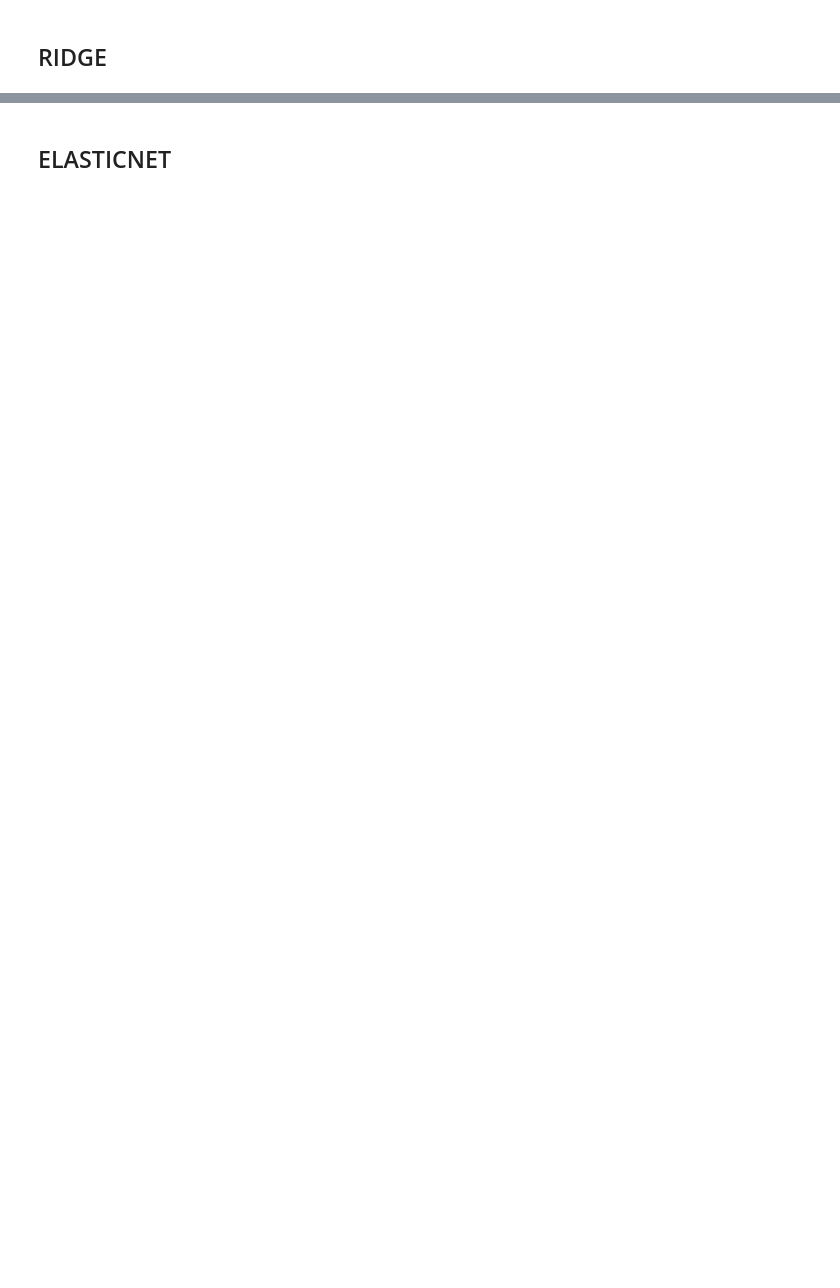
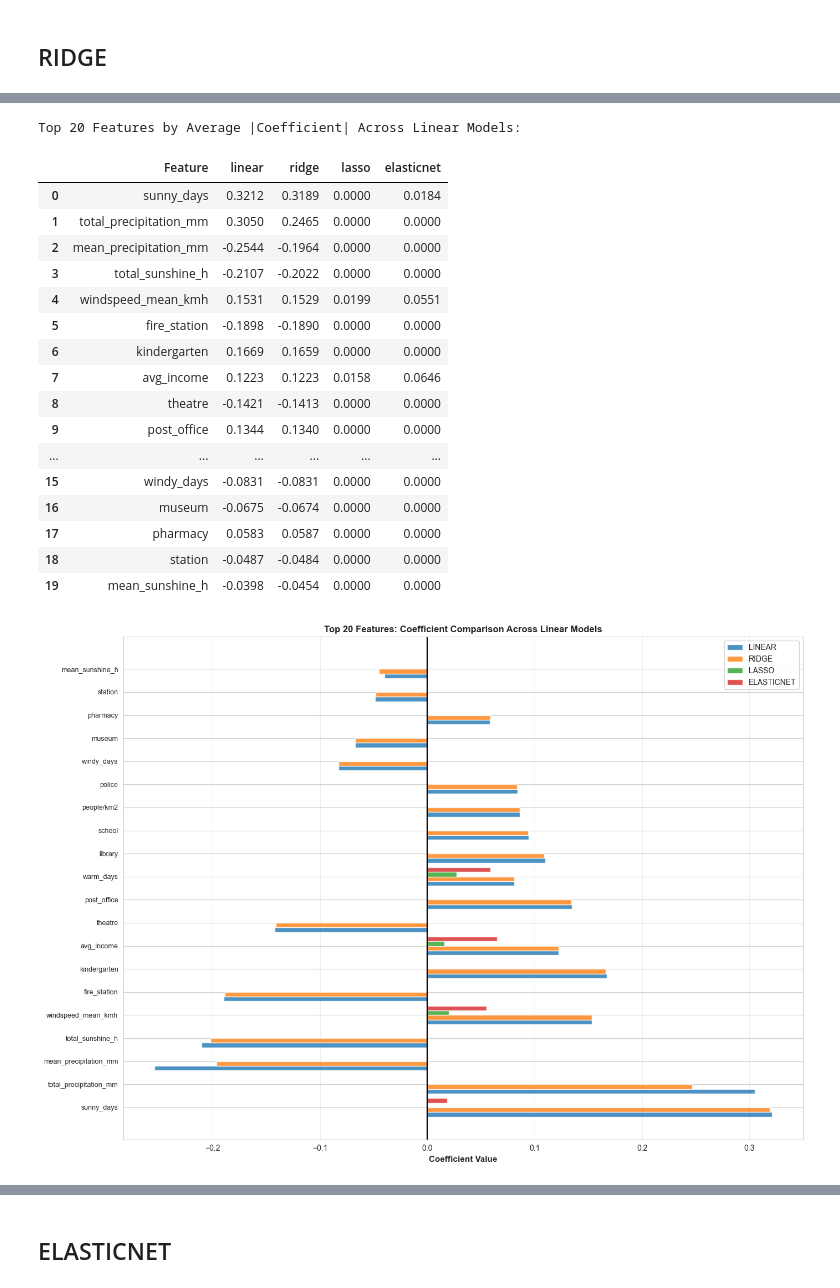
Before and after one commit to Shushunya/FCD-housing-prices, a Jupyter notebook: code/modeling.ipynb, the cells around one changed output, grey strips where cells are left out. Cells and saved outputs as stored; diff of their text form; code cells hidden in the pictures; blank space fills up the shorter version.

```diff
--- a/code/modeling.ipynb
+++ b/code/modeling.ipynb
@@ -105,0 +518,67 @@ MSE: 0.1345998223338361
+# %%
+linear_models = {k: v for k, v in feature_importance_data.items()
+                 if "Coefficient" in v.columns}
+
+if linear_models:
+    comparison_df = pd.DataFrame({"Feature": feature_names})
+
+    for model_key, importance_df in linear_models.items():
+        comparison_df = comparison_df.merge(
+            importance_df.rename(columns={"Coefficient": model_key}),
+            on="Feature",
+            how="left"
+        )
+
+    model_cols = [col for col in comparison_df.columns if col != "Feature"]
+    comparison_df["mean_abs"] = comparison_df[model_cols].abs().mean(axis=1)
+    comparison_df = comparison_df.sort_values("mean_abs", ascending=False).reset_index(drop=True)
+
+    print("\nTop 20 Features by Average |Coefficient| Across Linear Models:")
+    display(comparison_df.drop(columns=["mean_abs"]).head(20).style.format({
+        col: "{:.4f}" for col in model_cols
+    }).background_gradient(cmap="RdYlGn", axis=None))
+
+    fig, ax = plt.subplots(figsize=(14, 10))
+
+    top_20 = comparison_df.head(20)
+    x_pos = np.arange(len(top_20))
+    width = 0.8 / len(model_cols)
+
+    for i, model_col in enumerate(model_cols):
+        offset = (i - len(model_cols)/2) * width + width/2
+        ax.barh(x_pos + offset, top_20[model_col], width,
+                label=model_col.upper(), alpha=0.8)
+
+    ax.set_yticks(x_pos)
+    ax.set_yticklabels(top_20["Feature"], fontsize=9)
+    ax.set_xlabel("Coefficient Value", fontsize=11, fontweight='bold')
+    ax.set_title("Top 20 Features: Coefficient Comparison Across Linear Models",
+                 fontsize=12, fontweight='bold')
+    ax.legend(loc='best', fontsize=10)
+    ax.axvline(x=0, color='black', linestyle='-', linewidth=1.5)
+    ax.grid(True, alpha=0.3, axis='x')
+
+    plt.tight_layout()
+    plt.show()
+else:
+    print(" No linear models with coefficients available for comparison")
+# %% [output]
+Top 20 Features by Average |Coefficient| Across Linear Models:
+|  | Feature | linear | ridge | lasso | elasticnet |
+| 0 | sunny_days | 0.3212 | 0.3189 | 0.0000 | 0.0184 |
+| 1 | total_precipitation_mm | 0.3050 | 0.2465 | 0.0000 | 0.0000 |
+| 2 | mean_precipitation_mm | -0.2544 | -0.1964 | 0.0000 | 0.0000 |
+| 3 | total_sunshine_h | -0.2107 | -0.2022 | 0.0000 | 0.0000 |
+| 4 | windspeed_mean_kmh | 0.1531 | 0.1529 | 0.0199 | 0.0551 |
+| 5 | fire_station | -0.1898 | -0.1890 | 0.0000 | 0.0000 |
+| 6 | kindergarten | 0.1669 | 0.1659 | 0.0000 | 0.0000 |
+| 7 | avg_income | 0.1223 | 0.1223 | 0.0158 | 0.0646 |
+| 8 | theatre | -0.1421 | -0.1413 | 0.0000 | 0.0000 |
+| 9 | post_office | 0.1344 | 0.1340 | 0.0000 | 0.0000 |
+| ... | ... | ... | ... | ... | ... |
+| 15 | windy_days | -0.0831 | -0.0831 | 0.0000 | 0.0000 |
+| 16 | museum | -0.0675 | -0.0674 | 0.0000 | 0.0000 |
+| 17 | pharmacy | 0.0583 | 0.0587 | 0.0000 | 0.0000 |
+| 18 | station | -0.0487 | -0.0484 | 0.0000 | 0.0000 |
+| 19 | mean_sunshine_h | -0.0398 | -0.0454 | 0.0000 | 0.0000 |
+[figure, added]
```
Also changed, not shown: parts of 16 cells of this notebook.
